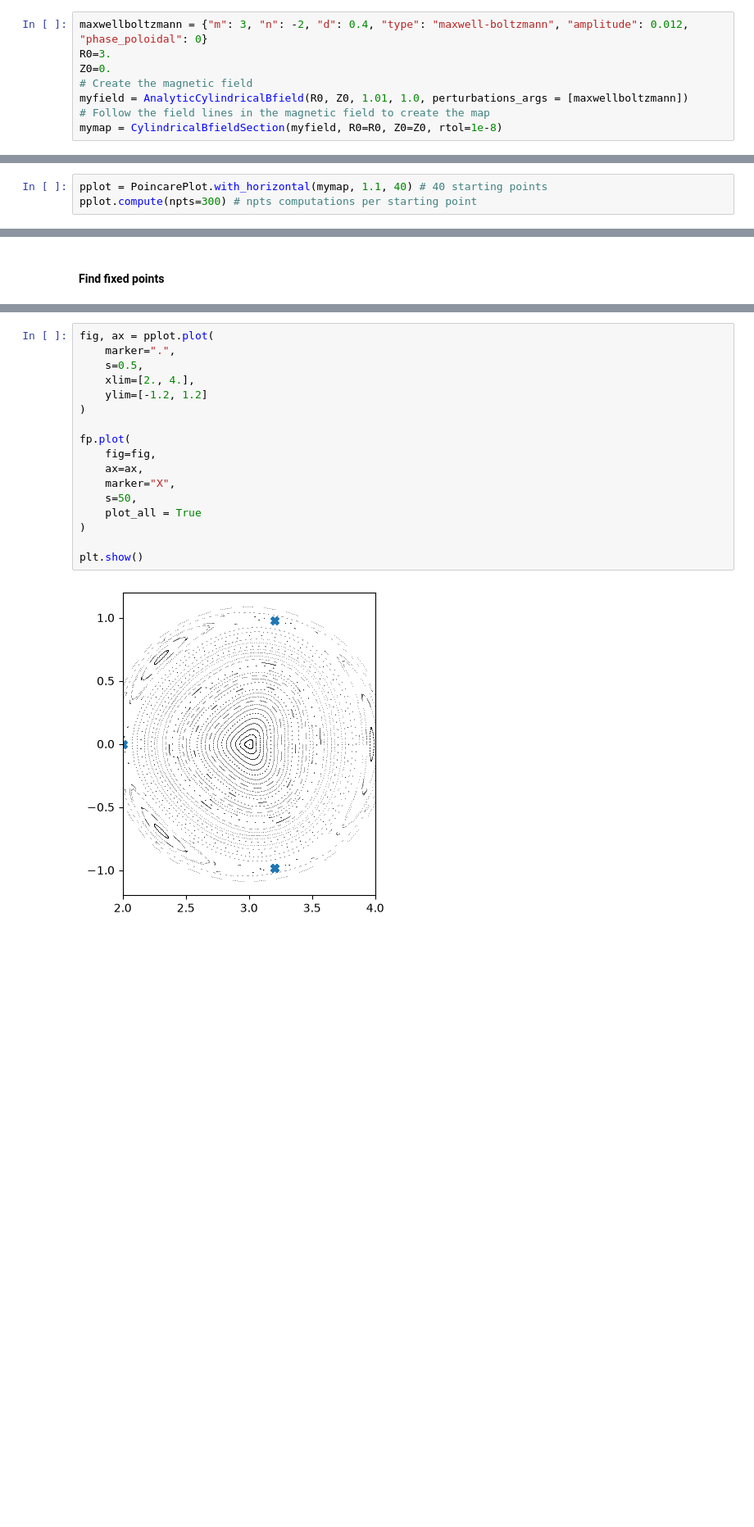
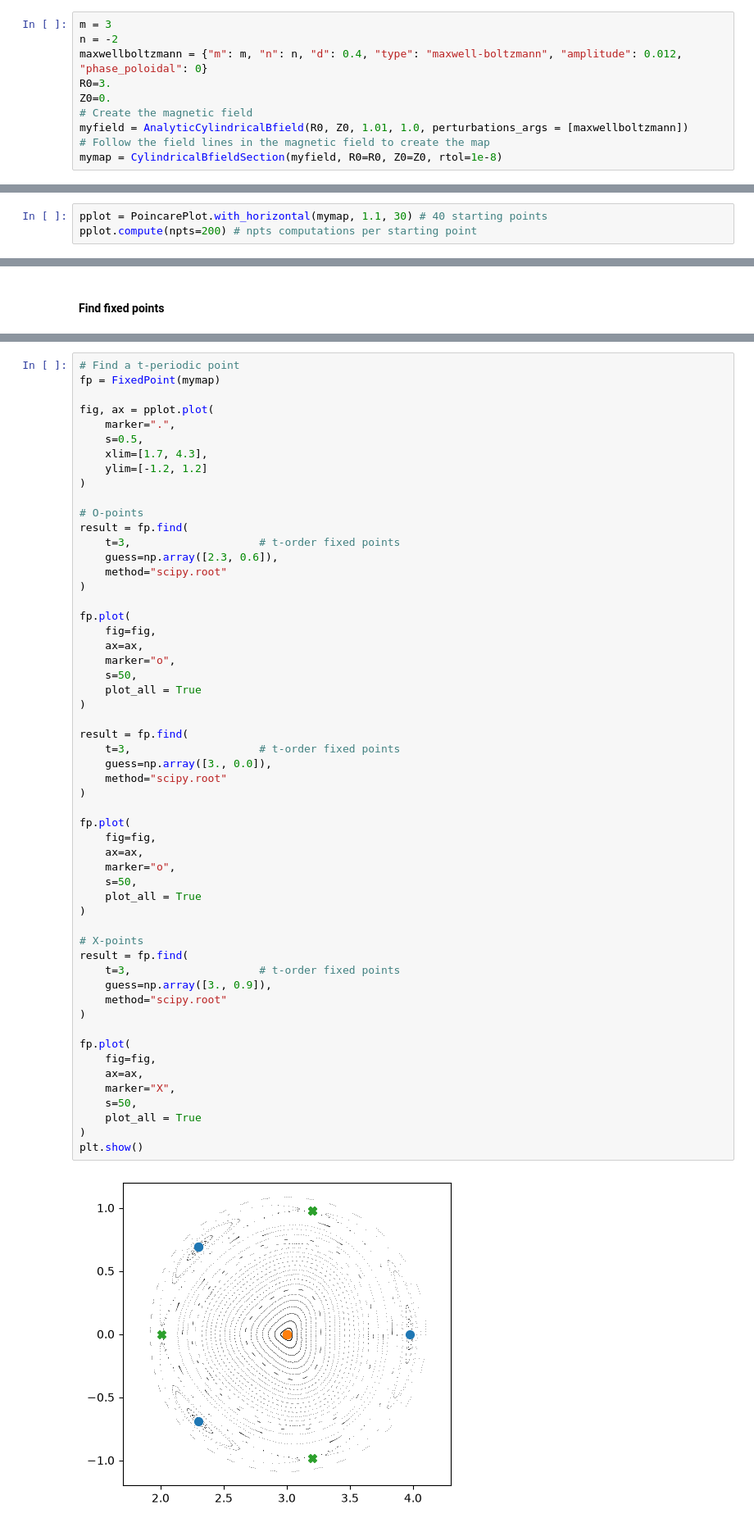
Before and after one commit to mireiaraventos/SdS, a Jupyter notebook: local/pyoculus_examples/island_fp.ipynb, the cells around one changed output, grey strips where cells are left out. Shown at 82% size. Saved outputs shown, nothing was run; the diff lists cells and outputs as text; blank space fills up the shorter version.

```diff
--- a/local/pyoculus_examples/island_fp.ipynb
+++ b/local/pyoculus_examples/island_fp.ipynb
@@ -9,7 +17,9 @@ import numpy as np
 # %% [markdown]
 Create the map with a perturbation with a Maxwell-Boltzmann distribution.
 # %%
-maxwellboltzmann = {"m": 3, "n": -2, "d": 0.4, "type": "maxwell-boltzmann", "amplitude": 0.012, "phase_poloidal": 0}
+m = 3
+n = -2
+maxwellboltzmann = {"m": m, "n": n, "d": 0.4, "type": "maxwell-boltzmann", "amplitude": 0.012, "phase_poloidal": 0}
 R0=3.
 Z0=0.
 # Create the magnetic field
@@ -19,8 +29,8 @@ mymap = CylindricalBfieldSection(myfield, R0=R0, Z0=Z0, rtol=1e-8)
 # %% [markdown]
 #### Create Poincaré plot
 # %%
-pplot = PoincarePlot.with_horizontal(mymap, 1.1, 40) # 40 starting points
-pplot.compute(npts=300) # npts computations per starting point
+pplot = PoincarePlot.with_horizontal(mymap, 1.1, 30) # 40 starting points
+pplot.compute(npts=200) # npts computations per starting point
 # %% [output]
 array([[[ 3.00000001e+00,  0.00000000e+00],
         [ 3.00000001e+00, -1.67613047e-09],
@@ -83,19 +59,57 @@ Greene's residue:
 # %%
+# Find a t-periodic point
+fp = FixedPoint(mymap)
+
 fig, ax = pplot.plot(
     marker=".",
     s=0.5,
-    xlim=[2., 4.],
+    xlim=[1.7, 4.3],
     ylim=[-1.2, 1.2]
+)
+
+# O-points
+result = fp.find(
+    t=3,                    # t-order fixed points
+    guess=np.array([2.3, 0.6]),
+    method="scipy.root"
+)
+
+fp.plot(
+    fig=fig,
+    ax=ax,
+    marker="o",
+    s=50,
+    plot_all = True
+)
+
+result = fp.find(
+    t=3,                    # t-order fixed points
+    guess=np.array([3., 0.0]),
+    method="scipy.root"
+)
+
+fp.plot(
+    fig=fig,
+    ax=ax,
+    marker="o",
+    s=50,
+    plot_all = True
+)
+
+# X-points
+result = fp.find(
+    t=3,                    # t-order fixed points
+    guess=np.array([3., 0.9]),
+    method="scipy.root"
 )
 
 fp.plot(
     fig=fig,
     ax=ax,
     marker="X",
     s=50,
     plot_all = True
 )
-
 plt.show()
 # %% [output]
-[figure, old version]
+[figure, new version]
```
Also changed, not shown: parts of 13 cells of this notebook.
